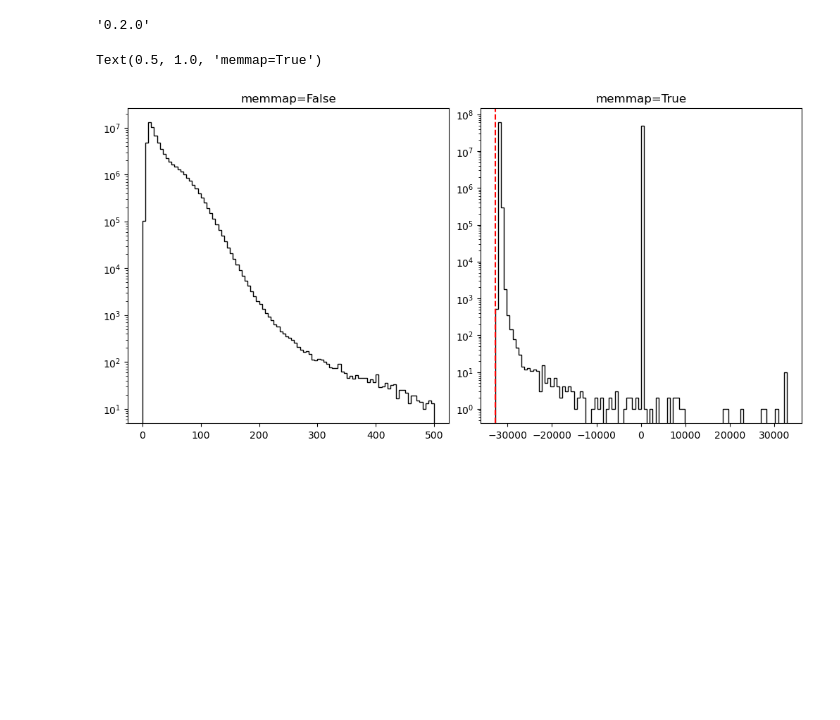
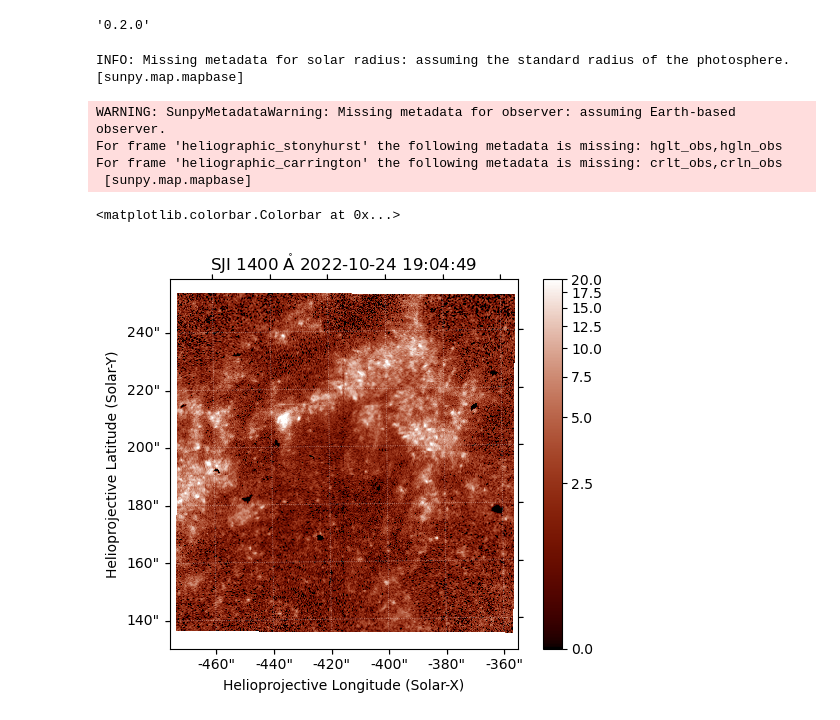
Before and after one commit to yjzhu-solar/EIS_DKIST_SolO, a Jupyter notebook: ipynb/iris/iris_memmap.ipynb, the cells around one changed output. Saved outputs shown, nothing was run; the diff lists cells and outputs as text; code cells hidden in the pictures; blank space fills up the shorter version.

```diff
--- a/ipynb/iris/iris_memmap.ipynb
+++ b/ipynb/iris/iris_memmap.ipynb
@@ -8,4 +27,4 @@ irispy.__version__
 # %% [output]
 '0.2.0'
 # %%
-irispy_cube = irispy.io.read_files("../../src/IRIS/20221024/2322/iris_l2_20221024_232249_3600609177_SJI_1330_t000.fits")
+irispy_cube = irispy.io.read_files("../../src/IRIS/20221024/1904/iris_l2_20221024_190447_3643101203_SJI_1400_t000.fits")
@@ -14,14 +31,13 @@ irispy_cube_memmap = irispy.io.read_files("../../src/IRIS/20221024/2322/iris_l2_
-# %%
-fig, (ax1,ax2) = plt.subplots(1, 2, figsize=(10,5),layout='constrained')
-_ = ax1.hist(irispy_cube.data.flatten(), bins=100, histtype='step', color='k',range=(0,500))
-_ = ax2.hist(irispy_cube_memmap.data.flatten(), bins=100, histtype='step', color='k')
-ax2.axvline(-32768, color='r', linestyle='--')
-
-for ax_ in (ax1,ax2):
-    ax_.set_yscale('log')
-
-ax1.set_title("memmap=False")
-ax2.set_title("memmap=True")
-# %% [output]
-Text(0.5, 1.0, 'memmap=True')
-[figure, removed]
+# %%
+iris_1400_sji_1920_map = sunpy.map.Map(irispy_cube[230].data,irispy_cube[230].meta)
+iris_1400_sji_1920_map.plot_settings['norm'] = ImageNormalize(vmin=0,vmax=20,stretch=AsinhStretch(0.05))
+iris_1400_sji_1920_map.plot()
+plt.colorbar()
+# %% [output]
+INFO: Missing metadata for solar radius: assuming the standard radius of the photosphere. [sunpy.map.mapbase]
+WARNING: SunpyMetadataWarning: Missing metadata for observer: assuming Earth-based observer.
+For frame 'heliographic_stonyhurst' the following metadata is missing: hglt_obs,hgln_obs
+For frame 'heliographic_carrington' the following metadata is missing: crlt_obs,crln_obs
+ [sunpy.map.mapbase]
+<matplotlib.colorbar.Colorbar at 0x...>
+[figure, added]
```
Also changed, not shown: parts of 29 cells of this notebook, 13 other files.
